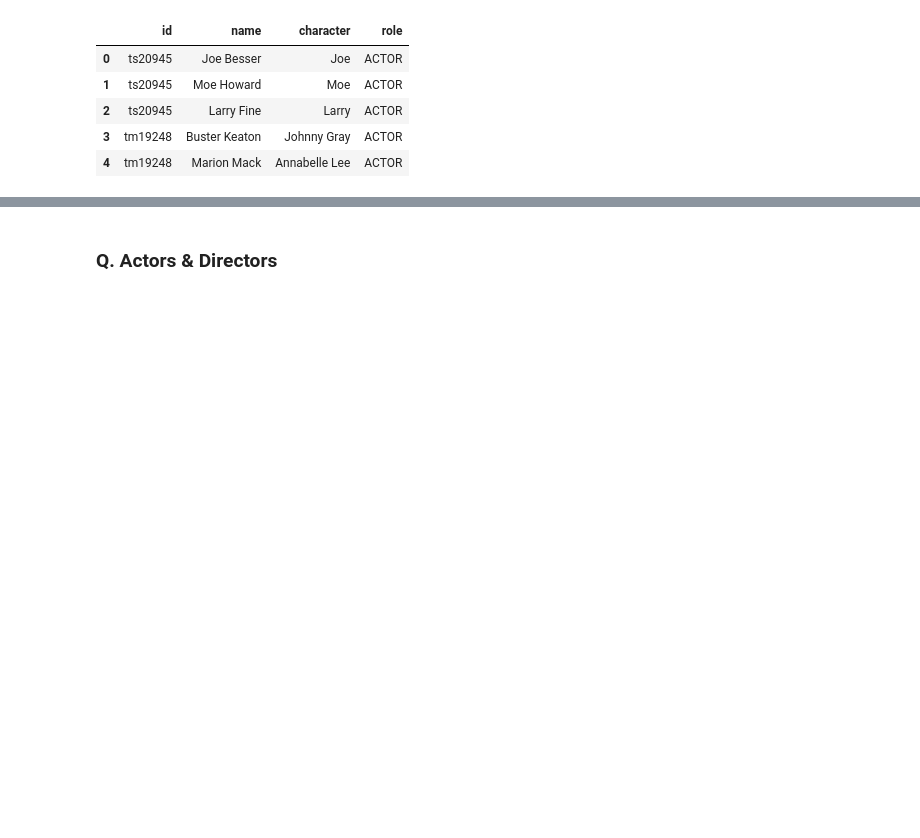
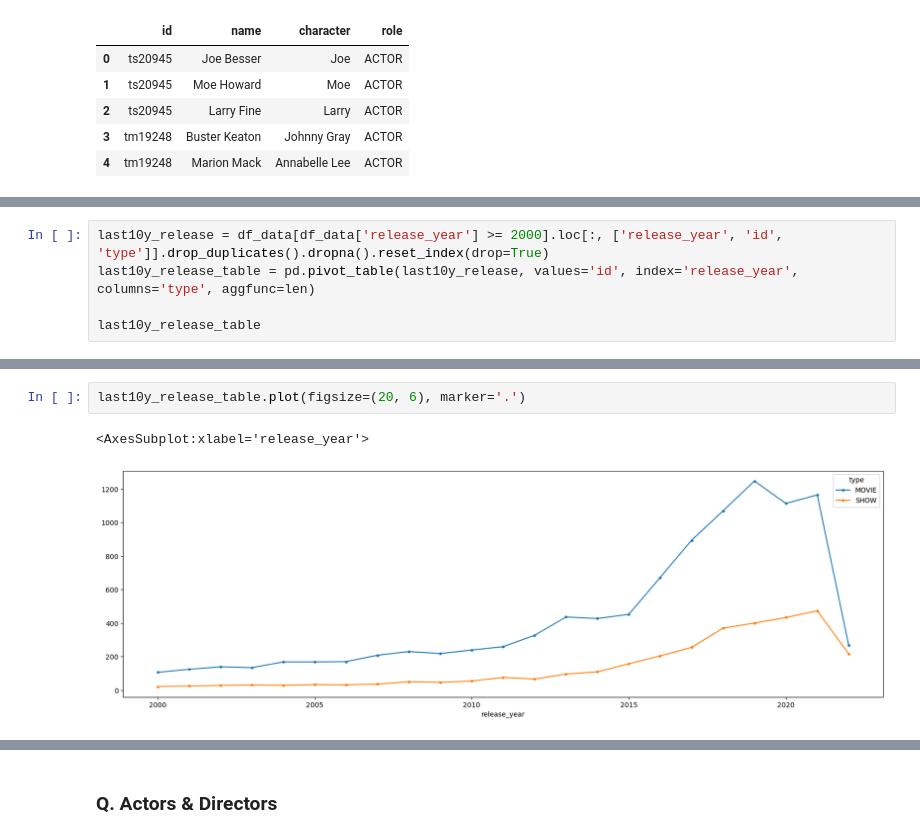
Before and after one commit to quytrungg/Group1_Final_Project_CSC17104, a Jupyter notebook: phase_3_data_analysis/data_analysis.ipynb, the cells around one changed output, grey strips where cells are left out. Saved outputs shown, nothing was run; the diff lists cells and outputs as text; blank space fills up the shorter version.

```diff
--- a/phase_3_data_analysis/data_analysis.ipynb
+++ b/phase_3_data_analysis/data_analysis.ipynb
@@ -51,0 +54,5 @@ df_data.head()
+# %%
+last10y_release = df_data[df_data['release_year'] >= 2000].loc[:, ['release_year', 'id', 'type']].drop_duplicates().dropna().reset_index(drop=True)
+last10y_release_table = pd.pivot_table(last10y_release, values='id', index='release_year', columns='type', aggfunc=len)
+
+last10y_release_table
@@ -51,0 +78,5 @@ df_data.head()
+# %%
+last10y_release_table.plot(figsize=(20, 6), marker='.')
+# %% [output]
+<AxesSubplot:xlabel='release_year'>
+[figure, added]
```
Also changed, not shown: parts of 4 cells of this notebook.
